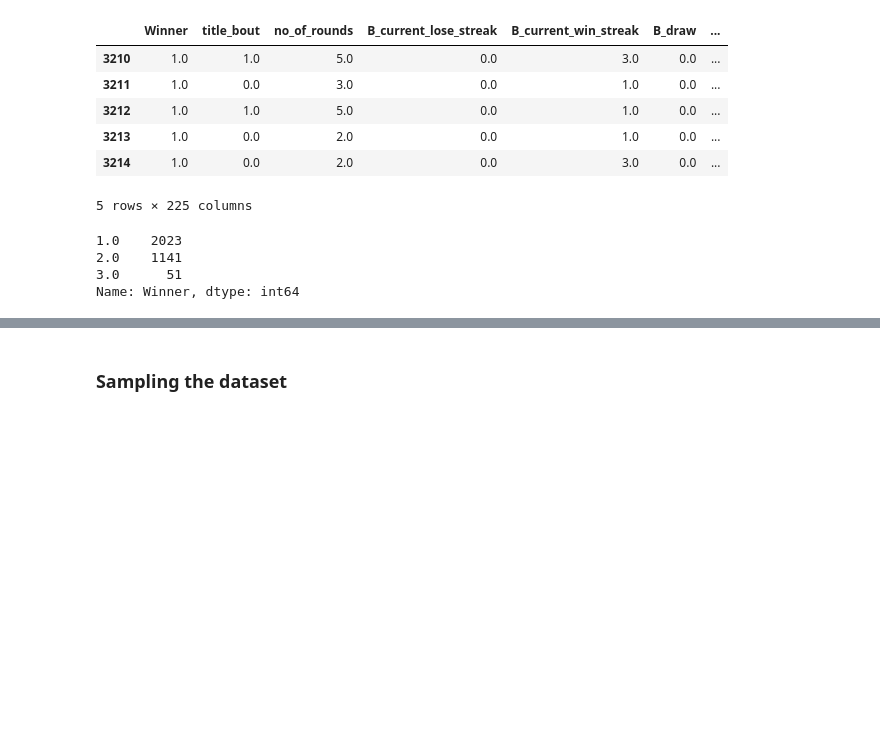
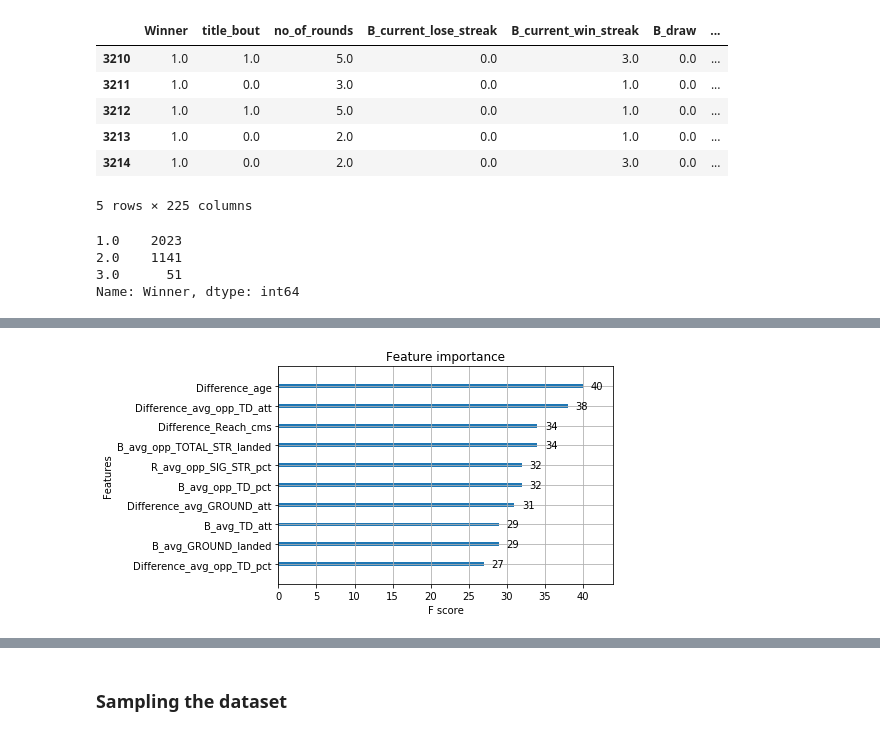
Before and after one commit to peteryph/Kaggle-Heart-Disease-UCI, a Jupyter notebook: UFC fight club.ipynb, the cells around one changed output, grey strips where cells are left out. Cells and saved outputs as stored; diff of their text form; code cells hidden in the pictures; blank space fills up the shorter version.

```diff
--- a/UFC fight club.ipynb
+++ b/UFC fight club.ipynb
@@ -219,0 +274,3 @@ Name: Winner, dtype: int64
+# %%
+model = XGBClassifier()
+model.fit(X, Y)
@@ -219,0 +285,7 @@ Name: Winner, dtype: int64
+# %%
+# plot feature importance
+plot_importance(model, max_num_features= 10)
+# plt.rcParams["figure.figsize"] = (100, 50)
+pyplot.show()
+# %% [output]
+[figure, added]
```
Also changed, not shown: parts of 78 cells of this notebook.
